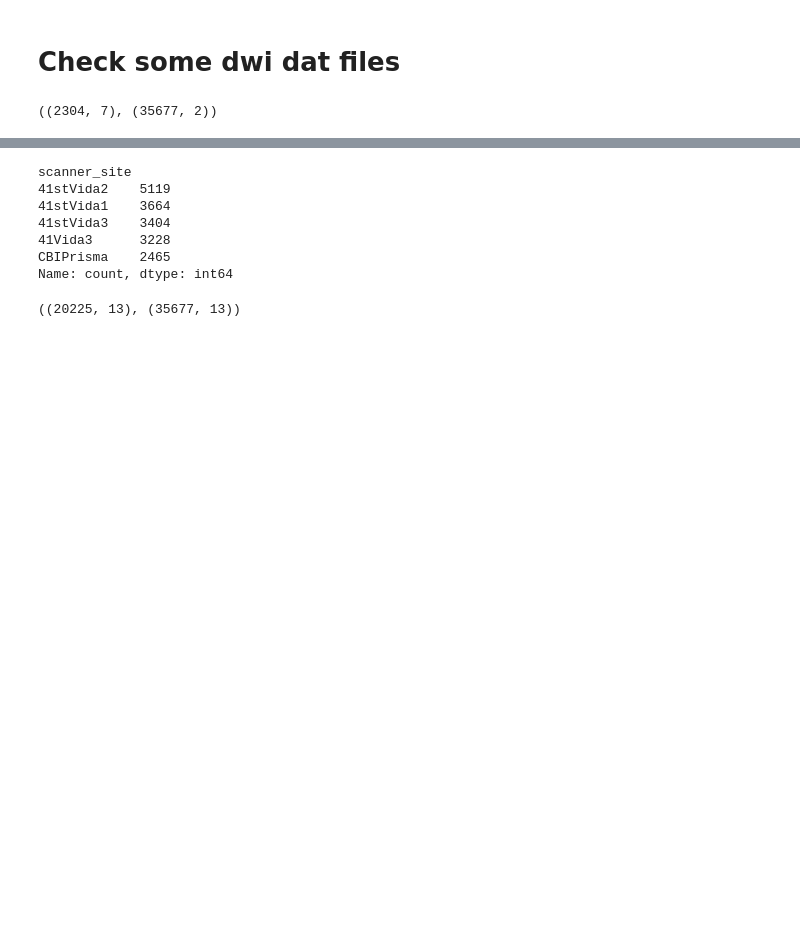
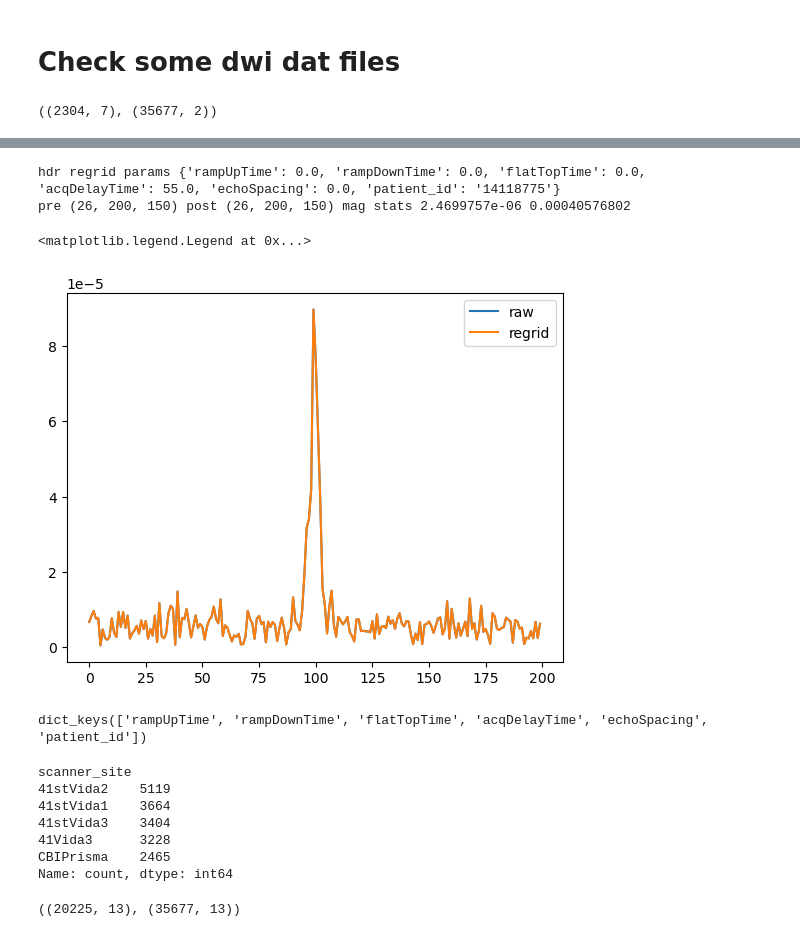
Before and after one commit to chopra-lab-nyu/fastMRI_prostate, a Jupyter notebook: fastmri_prostate_tutorial.ipynb, the cells around one changed output, grey strips where cells are left out. Drawn from its saved outputs; the diff is of its cells as text; code cells hidden in the pictures; blank space fills up the shorter version.

```diff
--- a/fastmri_prostate_tutorial.ipynb
+++ b/fastmri_prostate_tutorial.ipynb
@@ -474,3 +472,9 @@ Scan  1
 # %%
-type(hdr['Config']['PatientID'])
+from fastmri_prostate.data.mri_data import load_dat_file_dwi
+dat = Path("/gpfs/data/prostatelab/jhad02/dwi_raw_dat_files/Hersh_VidaProstateDiffusion#S1111VIDA1#F114846#M452#D311024#T143119#AXDIFFUSION_HVD.dat")
+kspace, calib, hdr = load_dat_file_dwi(dat)
+print("kspace", kspace.shape, "calib", calib.shape)
+# quick guess at coil dimension vs readout: check which axis matches known coil count
+for axis, name in enumerate(["avg", "slc", "c/readout?", "phase?", "coil?"]):
+    print(axis, name, kspace.shape[axis], kspace.take(0, axis=axis).std())
 # %% [output]
@@ -478,3 +495,20 @@ float
+# %%
+from fastmri_prostate.reconstruction.dwi.regridding import trapezoidal_regridding
+print("hdr regrid params", hdr)
+ks = kspace[0,0]  # one avg/slice
+ks_rg = trapezoidal_regridding(ks, hdr)
+print("pre", ks.shape, "post", ks_rg.shape, "mag stats", np.abs(ks_rg).mean(), np.abs(ks_rg).max())
+# plot a central readout line before/after
+plt.plot(np.abs(ks[0,:,ks.shape[-1]//2])); plt.plot(np.abs(ks_rg[0,:,ks_rg.shape[-1]//2])); plt.legend(["raw","regrid"])
+# %% [output]
+hdr regrid params {'rampUpTime': 0.0, 'rampDownTime': 0.0, 'flatTopTime': 0.0, 'acqDelayTime': 55.0, 'echoSpacing': 0.0, 'patient_id': '14118775'}
+pre (26, 200, 150) post (26, 200, 150) mag stats 2.4699757e-06 0.00040576802
+<matplotlib.legend.Legend at 0x...>
+[figure, added]
+# %%
+hdr.keys()
+# %% [output]
+dict_keys(['rampUpTime', 'rampDownTime', 'flatTopTime', 'acqDelayTime', 'echoSpacing', 'patient_id'])
 # %%
 from pathlib import Path
 from datetime import datetime
```
Also changed, not shown: parts of 12 cells of this notebook, 8 other files.
